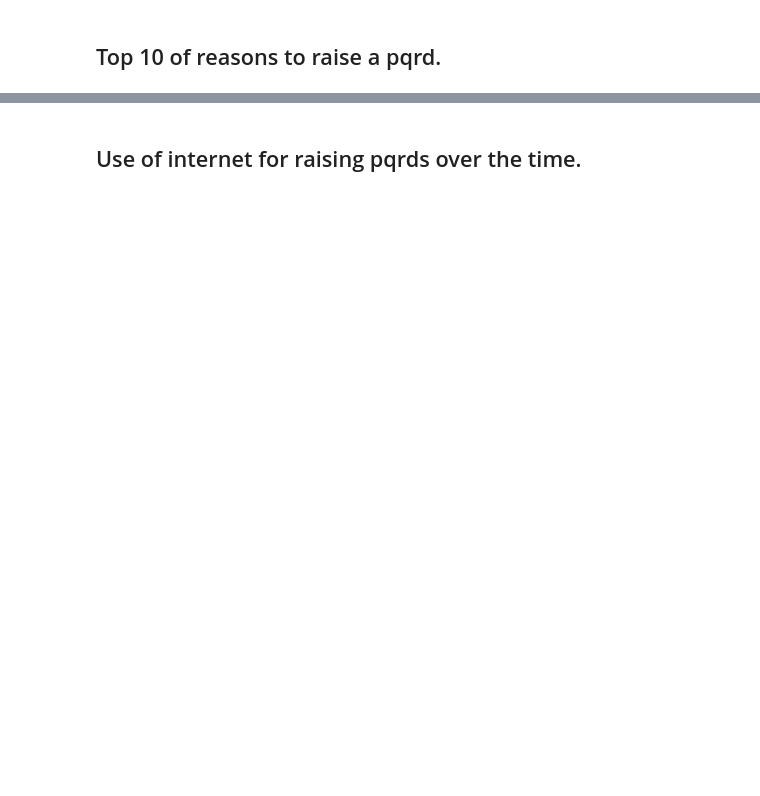
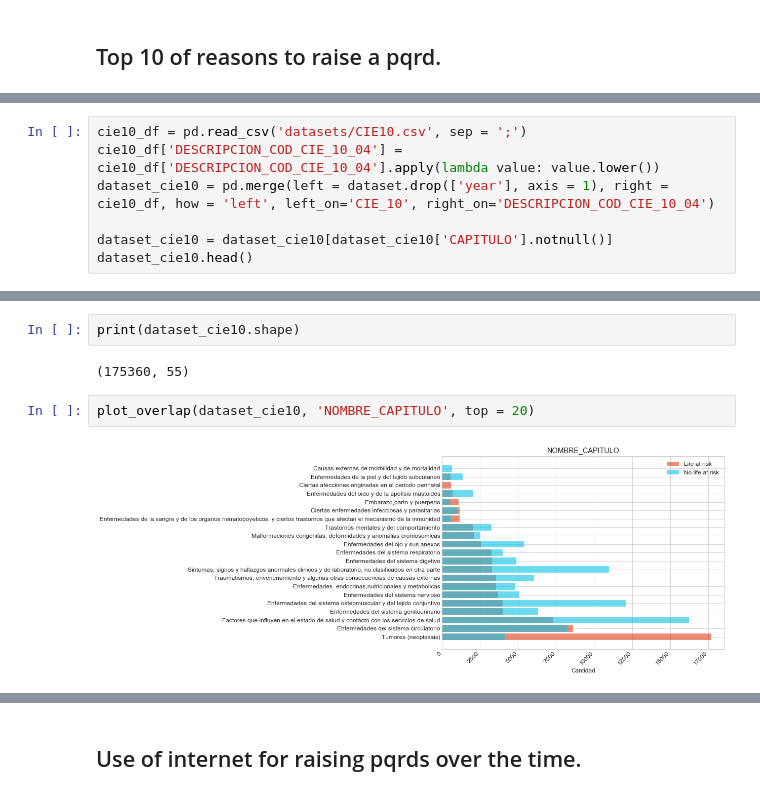
Before and after one commit to mrugeles/Supersalud-PQRSD, a Jupyter notebook: 1) Business understanding.ipynb, the cells around one changed output, grey strips where cells are left out. Cells and saved outputs as stored; diff of their text form; blank space fills up the shorter version.

```diff
--- a/1) Business understanding.ipynb
+++ b/1) Business understanding.ipynb
@@ -106,0 +93,7 @@ Index(['AFEC_DPTO', 'AFEC_EDADR', 'AFEC_EDUC', 'AFEC_GENERO', 'AFEC_GETNICO',
+# %%
+cie10_df = pd.read_csv('datasets/CIE10.csv', sep = ';')
+cie10_df['DESCRIPCION_COD_CIE_10_04'] = cie10_df['DESCRIPCION_COD_CIE_10_04'].apply(lambda value: value.lower())
+dataset_cie10 = pd.merge(left = dataset.drop(['year'], axis = 1), right = cie10_df, how = 'left', left_on='CIE_10', right_on='DESCRIPCION_COD_CIE_10_04')
+
+dataset_cie10 = dataset_cie10[dataset_cie10['CAPITULO'].notnull()]
+dataset_cie10.head()
@@ -106,0 +108,8 @@ Index(['AFEC_DPTO', 'AFEC_EDADR', 'AFEC_EDUC', 'AFEC_GENERO', 'AFEC_GETNICO',
+# %%
+print(dataset_cie10.shape)
+# %% [output]
+(175360, 55)
+# %%
+plot_overlap(dataset_cie10, 'NOMBRE_CAPITULO', top = 20)
+# %% [output]
+[figure, added]
```
Also changed, not shown: parts of 33 cells of this notebook, 5 other files.
